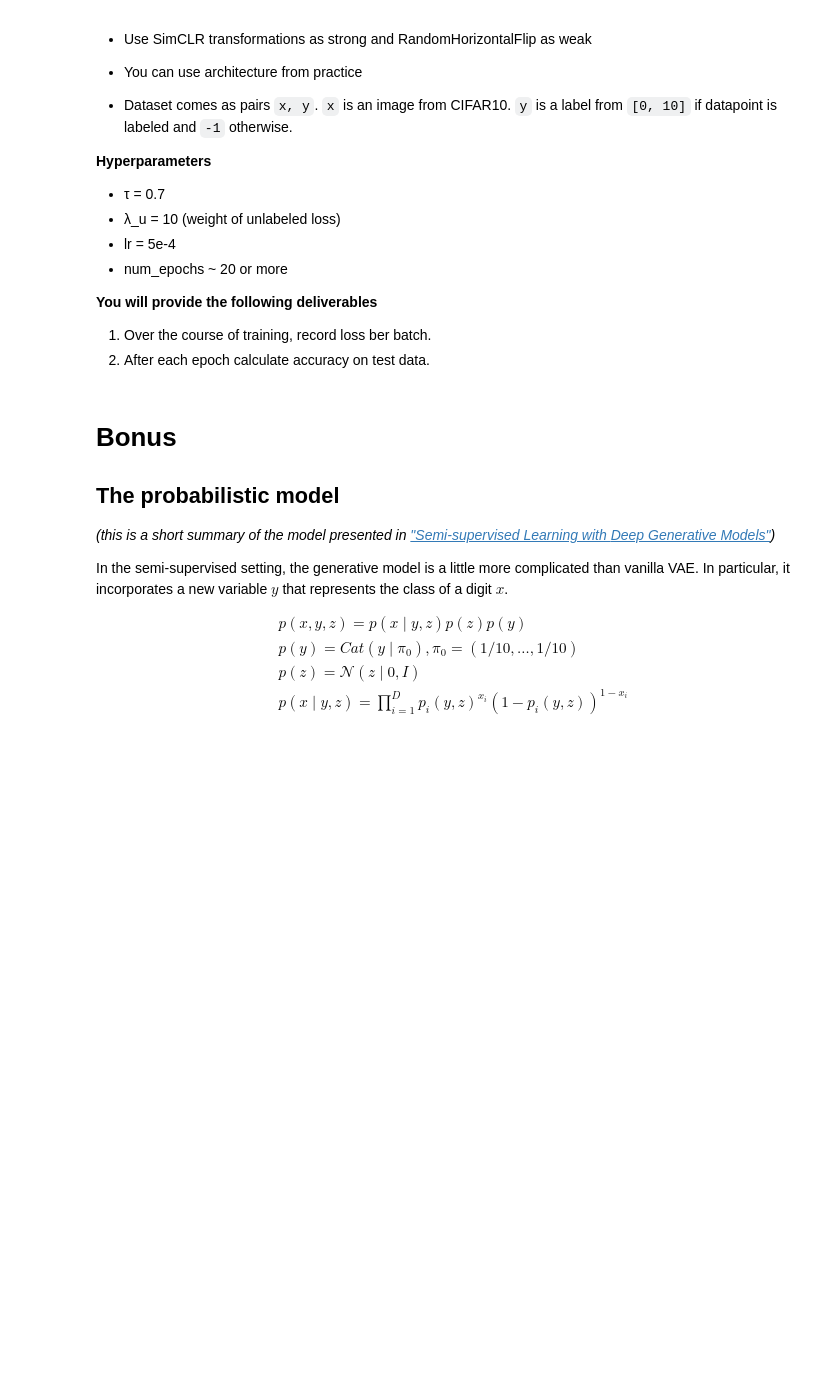
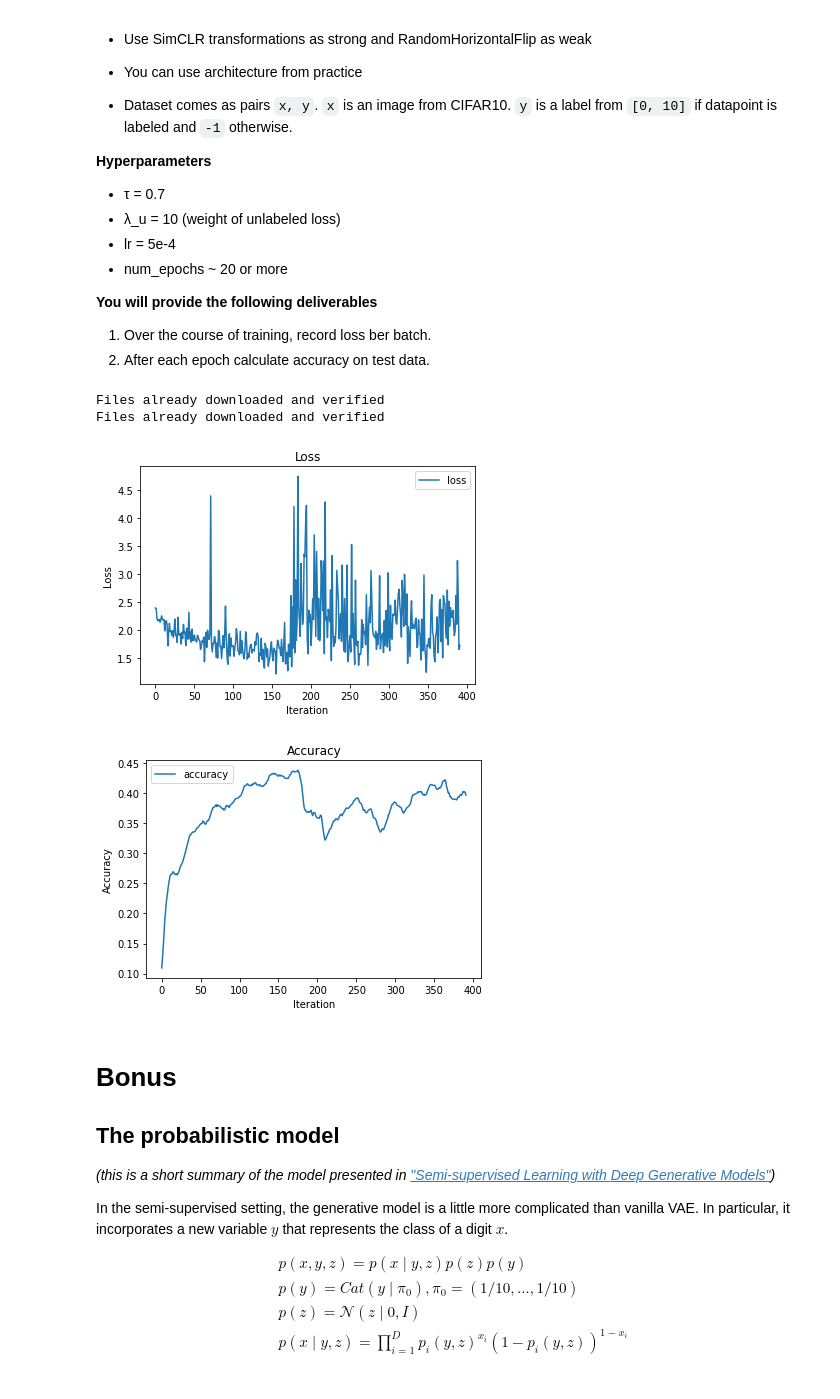
Before and after one commit to Mogreine/dul_2021, a Jupyter notebook: Homework/hw12/Homework12_semisupervised.ipynb, the cells around one changed output. Cells and saved outputs as stored; diff of their text form; code cells hidden in the pictures; blank space fills up the shorter version.

```diff
--- a/Homework/hw12/Homework12_semisupervised.ipynb
+++ b/Homework/hw12/Homework12_semisupervised.ipynb
@@ -270,8 +508,27 @@ def q2(train_data, test_data):
     - a (# of training iterations, ) numpy array  losses on each iteration
     - a (# of training epochs, ) numpy array accuracies on each epoch
     """
+    torch.manual_seed(42)
+    bs = 256
+    lr = 4e-4
+    tau = 0.95
+    n_epochs = 2
+    device = "cuda"
+
+    train_loader = create_dataloader(train_data, bs)
+    test_loader = create_dataloader(test_data, bs, False)
+
+    model = FixMatch(tau)
+    losses, accs = model.fit(train_loader, test_loader, n_epochs=n_epochs, lr=lr, device=device)
+
+    return losses, accs
 # %%
-q_results(q2)
+q12_results(q2)
+# %% [output]
+Files already downloaded and verified
+Files already downloaded and verified
+[figure, added]
+[figure, added]
 # %% [markdown]
 # Bonus
 
```
Also changed, not shown: parts of 3 cells of this notebook.
